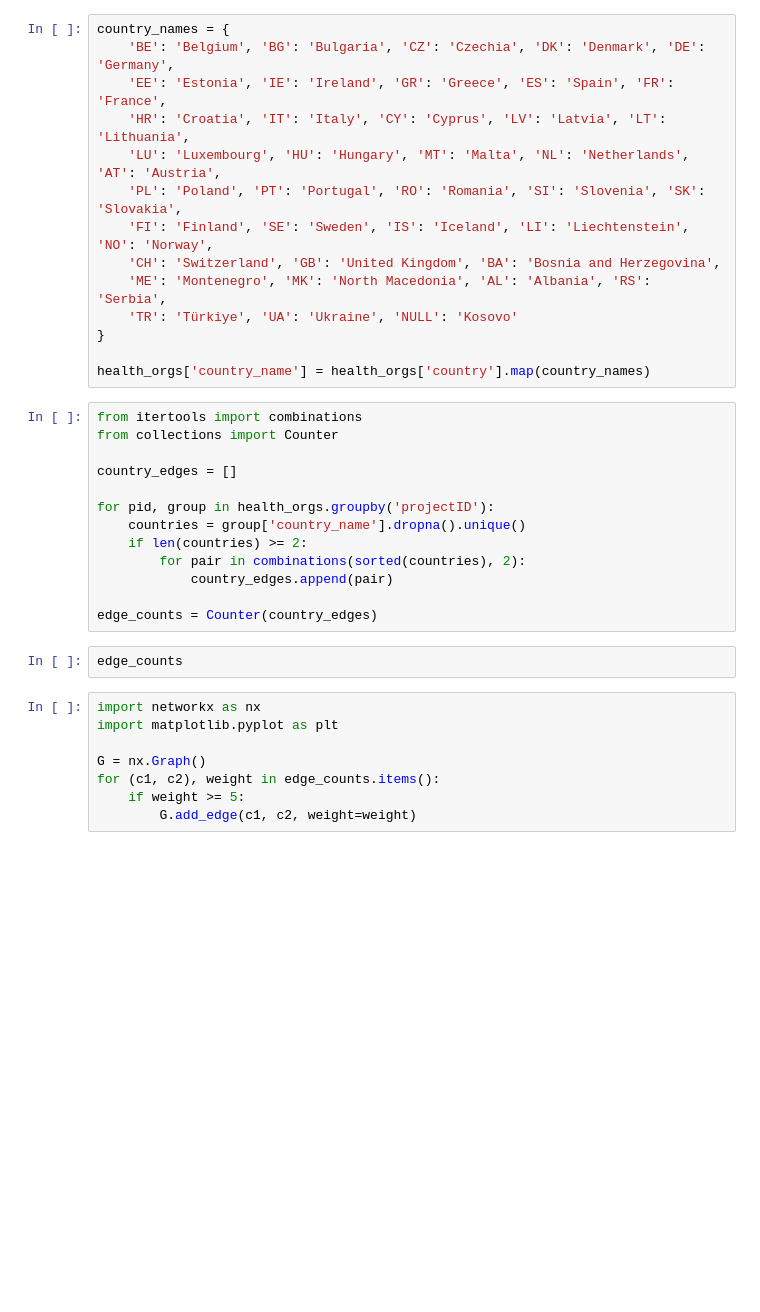
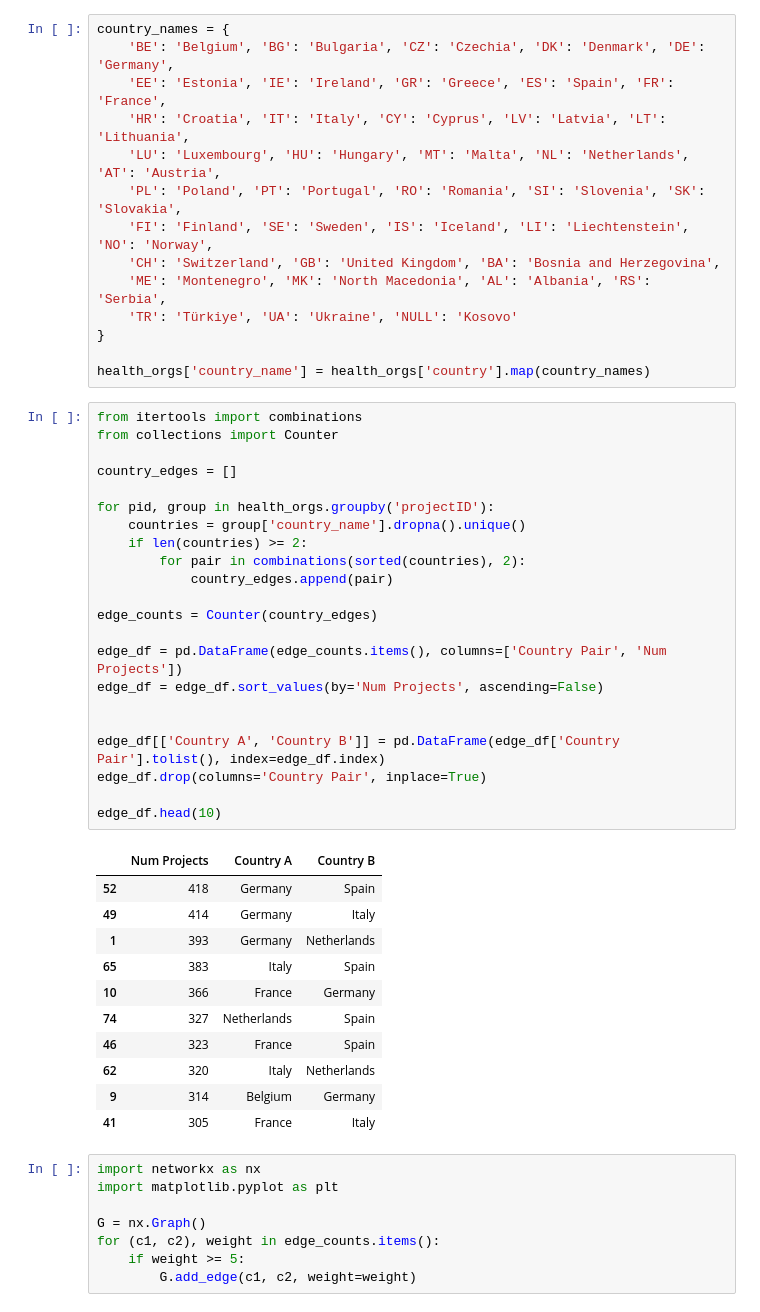
Before and after one commit to giangph58/Modern-Analytics, a Jupyter notebook: notebooks/network.ipynb, the cells around one changed output. Drawn from its saved outputs; the diff is of its cells as text; blank space fills up the shorter version.

```diff
--- a/notebooks/network.ipynb
+++ b/notebooks/network.ipynb
@@ -49,18 +49,37 @@ health_orgs['country_name'] = health_orgs['country'].map(country_names)
 # %%
 from itertools import combinations
 from collections import Counter
 
 country_edges = []
 
 for pid, group in health_orgs.groupby('projectID'):
     countries = group['country_name'].dropna().unique()
     if len(countries) >= 2:
         for pair in combinations(sorted(countries), 2):
             country_edges.append(pair)
 
 edge_counts = Counter(country_edges)
+
+edge_df = pd.DataFrame(edge_counts.items(), columns=['Country Pair', 'Num Projects'])
+edge_df = edge_df.sort_values(by='Num Projects', ascending=False)
+
+
+edge_df[['Country A', 'Country B']] = pd.DataFrame(edge_df['Country Pair'].tolist(), index=edge_df.index)
+edge_df.drop(columns='Country Pair', inplace=True)
+
+edge_df.head(10)
+# %% [output]
+|  | Num Projects | Country A | Country B |
+| 52 | 418 | Germany | Spain |
+| 49 | 414 | Germany | Italy |
+| 1 | 393 | Germany | Netherlands |
+| 65 | 383 | Italy | Spain |
+| 10 | 366 | France | Germany |
+| 74 | 327 | Netherlands | Spain |
+| 46 | 323 | France | Spain |
+| 62 | 320 | Italy | Netherlands |
+| 9 | 314 | Belgium | Germany |
+| 41 | 305 | France | Italy |
-# %%
-edge_counts
 # %%
 import networkx as nx
 import matplotlib.pyplot as plt
```
Also changed, not shown: 6 other files.
